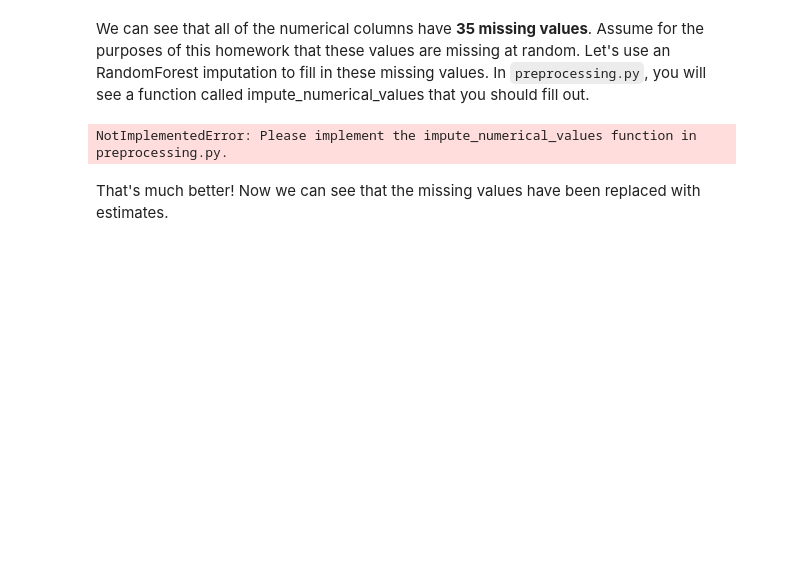
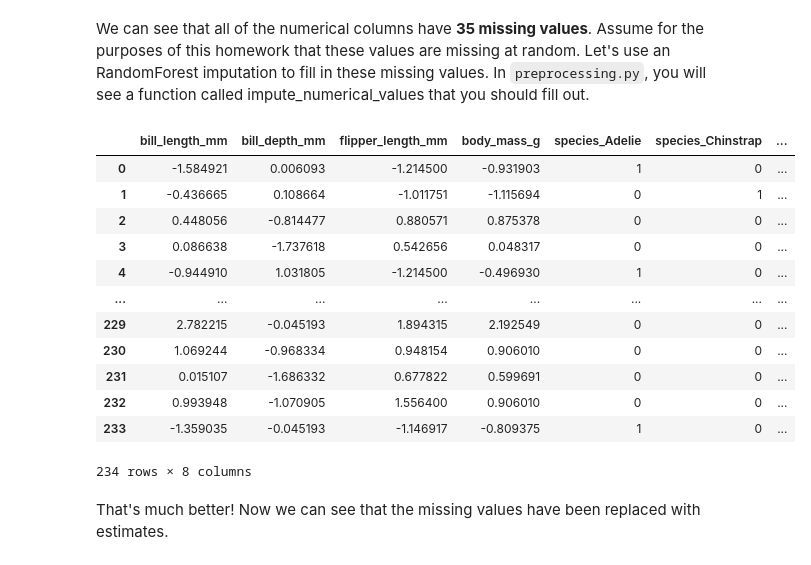
Before and after one commit to davidbuzzell/SPRING25-DATA-INTENSIVE-SYSTEMS, a Jupyter notebook: homeworks/H03/preprocessing.ipynb, the cells around one changed output. Drawn from its saved outputs; the diff is of its cells as text; code cells hidden in the pictures; blank space fills up the shorter version.

```diff
--- a/homeworks/H03/preprocessing.ipynb
+++ b/homeworks/H03/preprocessing.ipynb
@@ -106,10 +106,22 @@ We can see that all of the numerical columns have **35 missing values**. Assume
 # %%
 from preprocessing import impute_numerical_values
 
 df[NUMERICAL_COLUMNS] = impute_numerical_values(df[NUMERICAL_COLUMNS].to_numpy())
-display(df.head())
+display(df)
 # %% [output]
+|  | bill_length_mm | bill_depth_mm | flipper_length_mm | body_mass_g | species_Adelie | species_Chinstrap | ... |
+| 0 | -1.584921 | 0.006093 | -1.214500 | -0.931903 | 1 | 0 | ... |
+| 1 | -0.436665 | 0.108664 | -1.011751 | -1.115694 | 0 | 1 | ... |
+| 2 | 0.448056 | -0.814477 | 0.880571 | 0.875378 | 0 | 0 | ... |
+| 3 | 0.086638 | -1.737618 | 0.542656 | 0.048317 | 0 | 0 | ... |
+| 4 | -0.944910 | 1.031805 | -1.214500 | -0.496930 | 1 | 0 | ... |
+| ... | ... | ... | ... | ... | ... | ... | ... |
+| 229 | 2.782215 | -0.045193 | 1.894315 | 2.192549 | 0 | 0 | ... |
+| 230 | 1.069244 | -0.968334 | 0.948154 | 0.906010 | 0 | 0 | ... |
+| 231 | 0.015107 | -1.686332 | 0.677822 | 0.599691 | 0 | 0 | ... |
+| 232 | 0.993948 | -1.070905 | 1.556400 | 0.906010 | 0 | 0 | ... |
+| 233 | -1.359035 | -0.045193 | -1.146917 | -0.809375 | 1 | 0 | ... |
-NotImplementedError: Please implement the impute_numerical_values function in preprocessing.py.
+234 rows × 8 columns
 # %% [markdown]
 That's much better! Now we can see that the missing values have been replaced with estimates.
 # %% [markdown]
```
Also changed, not shown: parts of 5 cells of this notebook, 2 other files.
